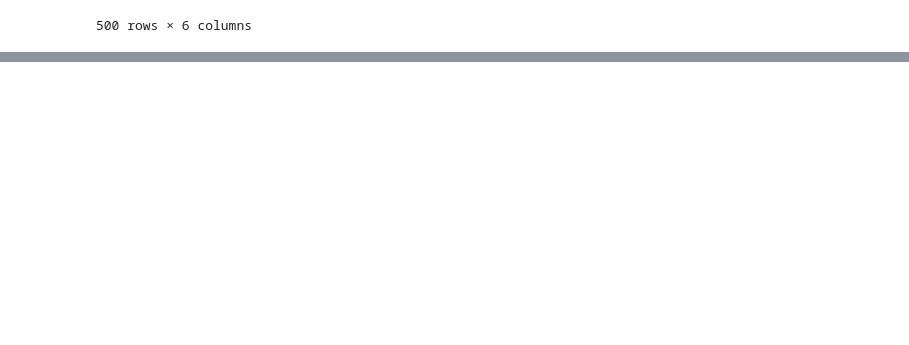
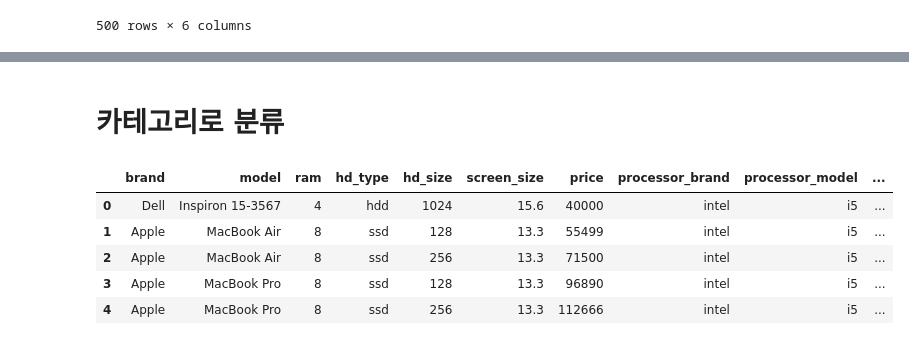
Before and after one commit to Superstar89/codeit, a Jupyter notebook: python_data_science/graph/새로운 인사이트 발견하기.ipynb, the cells around one changed output, grey strips where cells are left out. Cells and saved outputs as stored; diff of their text form; code cells hidden in the pictures; blank space fills up the shorter version.

```diff
--- a/python_data_science/graph/새로운 인사이트 발견하기.ipynb
+++ b/python_data_science/graph/새로운 인사이트 발견하기.ipynb
@@ -188,0 +239,12 @@ df
+# %% [markdown]
+# 카테고리로 분류
+# %%
+df = pd.read_csv('C:/Users/이재진/Documents/Codeit/python_data_science/data/laptops.csv')
+df.head()
+# %% [output]
+|  | brand | model | ram | hd_type | hd_size | screen_size | price | processor_brand | processor_model | ... |
+| 0 | Dell | Inspiron 15-3567 | 4 | hdd | 1024 | 15.6 | 40000 | intel | i5 | ... |
+| 1 | Apple | MacBook Air | 8 | ssd | 128 | 13.3 | 55499 | intel | i5 | ... |
+| 2 | Apple | MacBook Air | 8 | ssd | 256 | 13.3 | 71500 | intel | i5 | ... |
+| 3 | Apple | MacBook Pro | 8 | ssd | 128 | 13.3 | 96890 | intel | i5 | ... |
+| 4 | Apple | MacBook Pro | 8 | ssd | 256 | 13.3 | 112666 | intel | i5 | ... |
```
Also changed, not shown: parts of 28 cells of this notebook, 5 other files.
